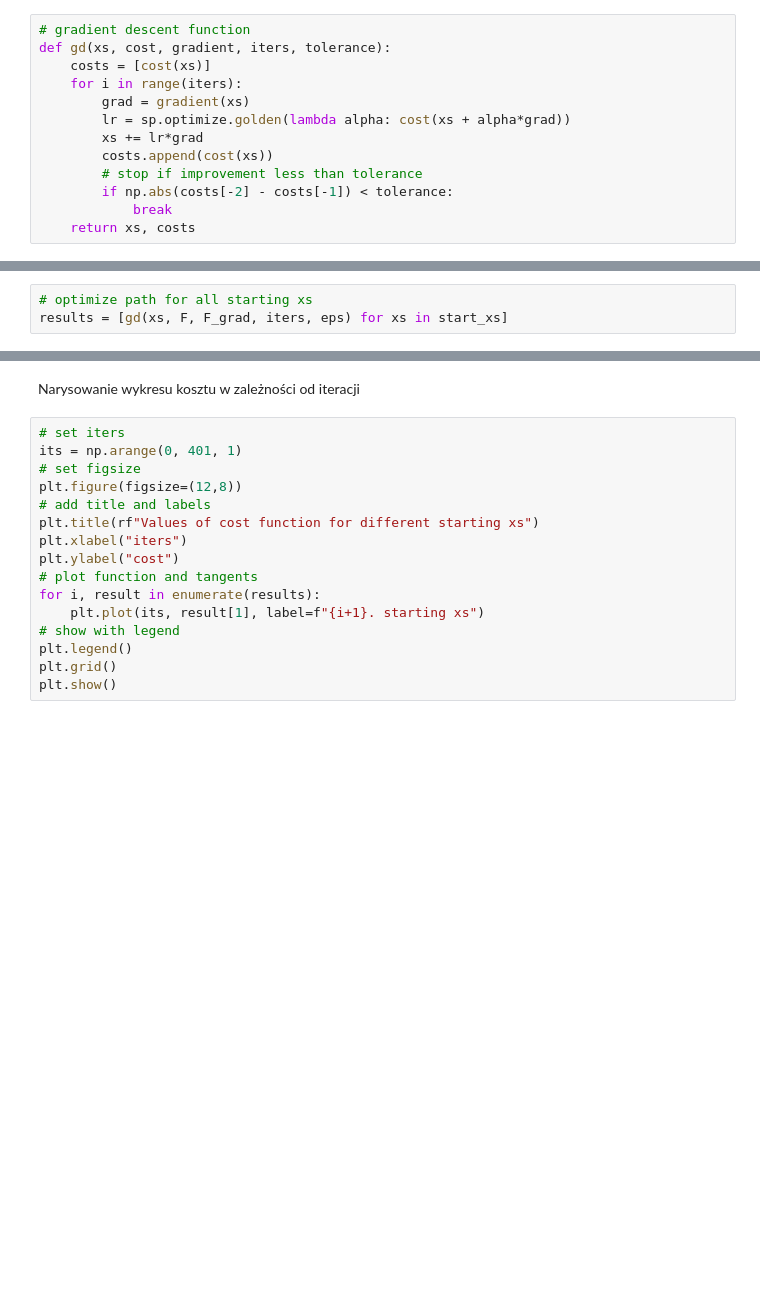
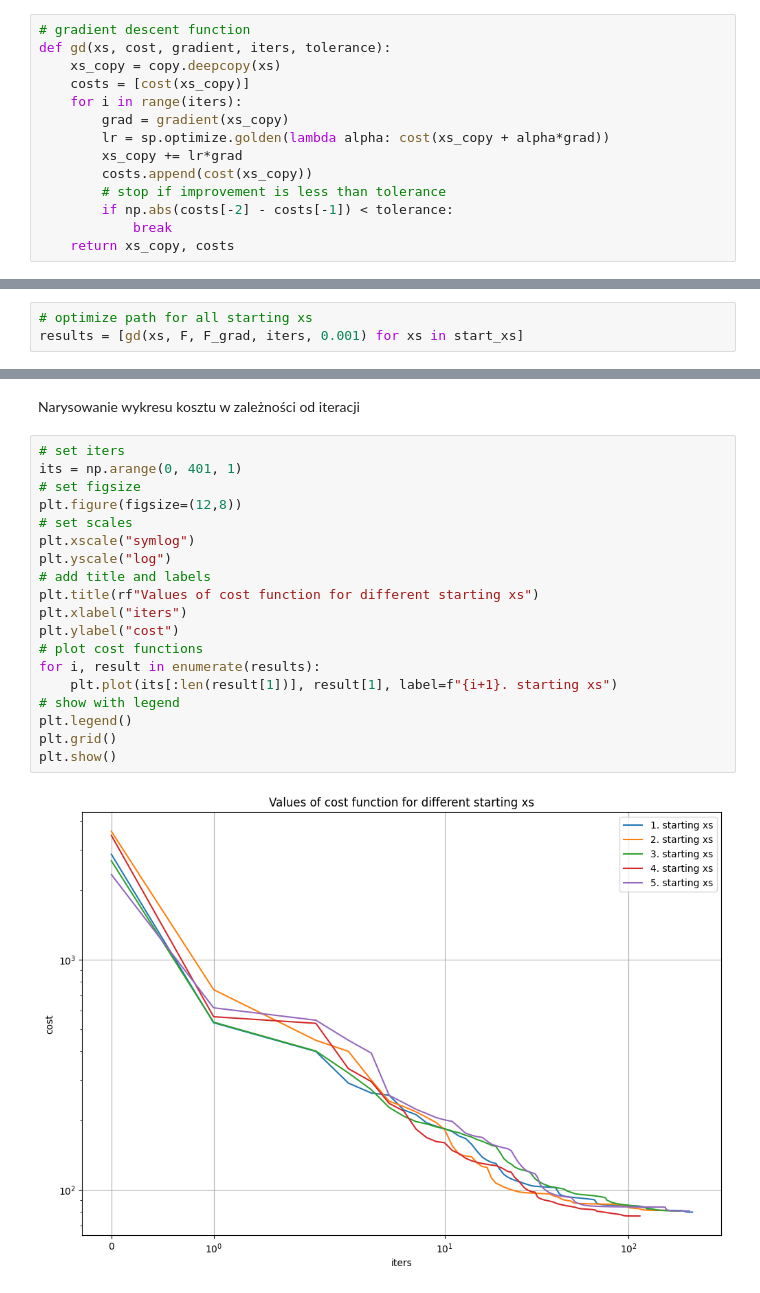
Before and after one commit to Mosder/agh, a Jupyter notebook: sem4/mownit/lab11/zad2.ipynb, the cells around one changed output, grey strips where cells are left out. Cells and saved outputs as stored; diff of their text form; blank space fills up the shorter version.

```diff
--- a/sem4/mownit/lab11/zad2.ipynb
+++ b/sem4/mownit/lab11/zad2.ipynb
@@ -89,18 +90,19 @@ Defnicja funkcji spadku wzdłuż gradientu
 # %%
 # gradient descent function
 def gd(xs, cost, gradient, iters, tolerance):
-    costs = [cost(xs)]
+    xs_copy = copy.deepcopy(xs)
+    costs = [cost(xs_copy)]
     for i in range(iters):
-        grad = gradient(xs)
-        lr = sp.optimize.golden(lambda alpha: cost(xs + alpha*grad))
-        xs += lr*grad
-        costs.append(cost(xs))
-        # stop if improvement less than tolerance
+        grad = gradient(xs_copy)
+        lr = sp.optimize.golden(lambda alpha: cost(xs_copy + alpha*grad))
+        xs_copy += lr*grad
+        costs.append(cost(xs_copy))
+        # stop if improvement is less than tolerance
         if np.abs(costs[-2] - costs[-1]) < tolerance:
             break
-    return xs, costs
+    return xs_copy, costs
 # %% [markdown]
 Obliczenie wyników dla startowych zbiorów punktów x
 # %%
 # optimize path for all starting xs
-results = [gd(xs, F, F_grad, iters, eps) for xs in start_xs]
+results = [gd(xs, F, F_grad, iters, 0.001) for xs in start_xs]
@@ -109,16 +135,21 @@ Narysowanie wykresu kosztu w zależności od iteracji
 # %%
 # set iters
 its = np.arange(0, 401, 1)
 # set figsize
 plt.figure(figsize=(12,8))
+# set scales
+plt.xscale("symlog")
+plt.yscale("log")
 # add title and labels
 plt.title(rf"Values of cost function for different starting xs")
 plt.xlabel("iters")
 plt.ylabel("cost")
-# plot function and tangents
+# plot cost functions
 for i, result in enumerate(results):
-    plt.plot(its, result[1], label=f"{i+1}. starting xs")
+    plt.plot(its[:len(result[1])], result[1], label=f"{i+1}. starting xs")
 # show with legend
 plt.legend()
 plt.grid()
 plt.show()
+# %% [output]
+[figure, added]
```
Also changed, not shown: parts of 7 cells of this notebook.
